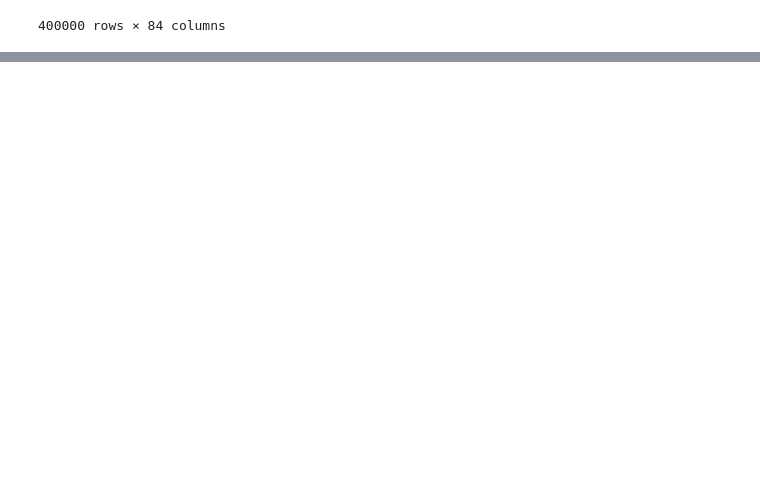
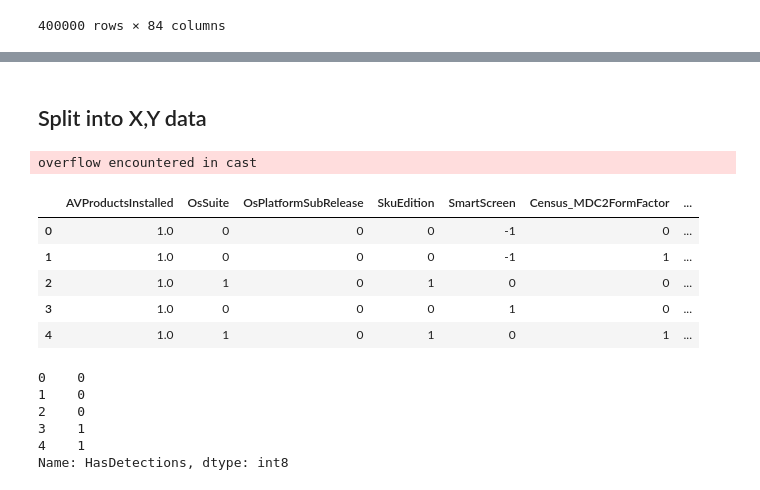
Before and after one commit to prasadPattuvamVeedu/microsoft_fraud_detection, a Jupyter notebook: microsofr_fraud_detection.ipynb, the cells around one changed output, grey strips where cells are left out. Saved outputs shown, nothing was run; the diff lists cells and outputs as text; code cells hidden in the pictures; blank space fills up the shorter version.

Commit message:
started splitting the data

```diff
--- a/microsofr_fraud_detection.ipynb
+++ b/microsofr_fraud_detection.ipynb
@@ -1537,0 +1553,5 @@ overflow encountered in cast
+# %%
+null_prec_df = pd.DataFrame(index=malware_df.columns,columns=["null_count","null_precentage"])
+for cat in malware_df.columns:
+   null_prec_df.loc[cat]=[malware_df[cat].isnull().sum(),(malware_df[cat].isnull().sum()/len(malware_df)*100)]
+null_prec_df
@@ -1537,0 +1576,5 @@ overflow encountered in cast
+# %%
+cleaned_col = []
+cleaned_col=list(null_prec_df.loc[(null_prec_df["null_precentage"]>=20),"null_precentage"].index)
+# malware_df.drop(columns=["Census_IsFlightingInternal","Census_ThresholdOptIn"],inplace=True)
+cleaned_col
@@ -1537,0 +1587,2 @@ overflow encountered in cast
+# %%
+malware_df.drop(columns=cleaned_col,inplace=True)
@@ -1537,0 +1610,24 @@ overflow encountered in cast
+# %% [markdown]
+<h2>Split into X,Y data</h2>
+# %%
+x = malware_df.drop(columns="HasDetections")
+y=malware_df["HasDetections"]
+# %%
+x.head()
+# %% [output]
+overflow encountered in cast
+|  | AVProductsInstalled | OsSuite | OsPlatformSubRelease | SkuEdition | SmartScreen | Census_MDC2FormFactor | ... |
+| 0 | 1.0 | 0 | 0 | 0 | -1 | 0 | ... |
+| 1 | 1.0 | 0 | 0 | 0 | -1 | 1 | ... |
+| 2 | 1.0 | 1 | 0 | 1 | 0 | 0 | ... |
+| 3 | 1.0 | 0 | 0 | 0 | 1 | 0 | ... |
+| 4 | 1.0 | 1 | 0 | 1 | 0 | 1 | ... |
+# %%
+y.head()
+# %% [output]
+0    0
+1    0
+2    0
+3    1
+4    1
+Name: HasDetections, dtype: int8
```
Also changed, not shown: parts of 13 cells of this notebook.
